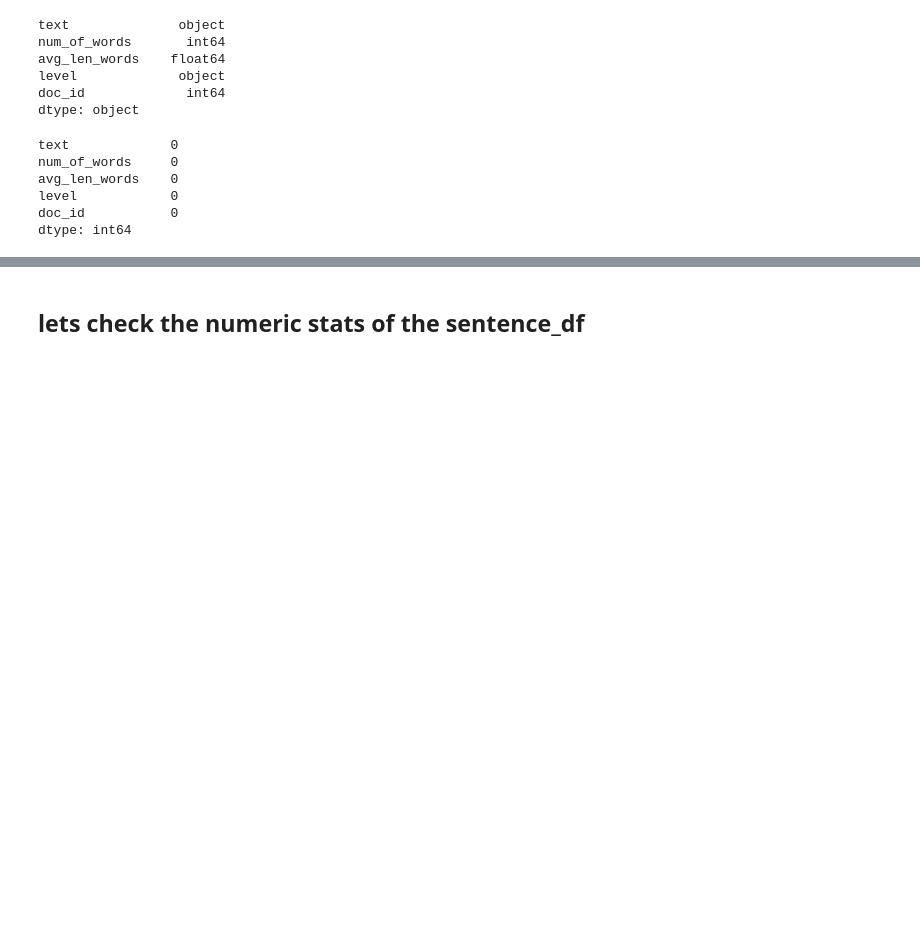
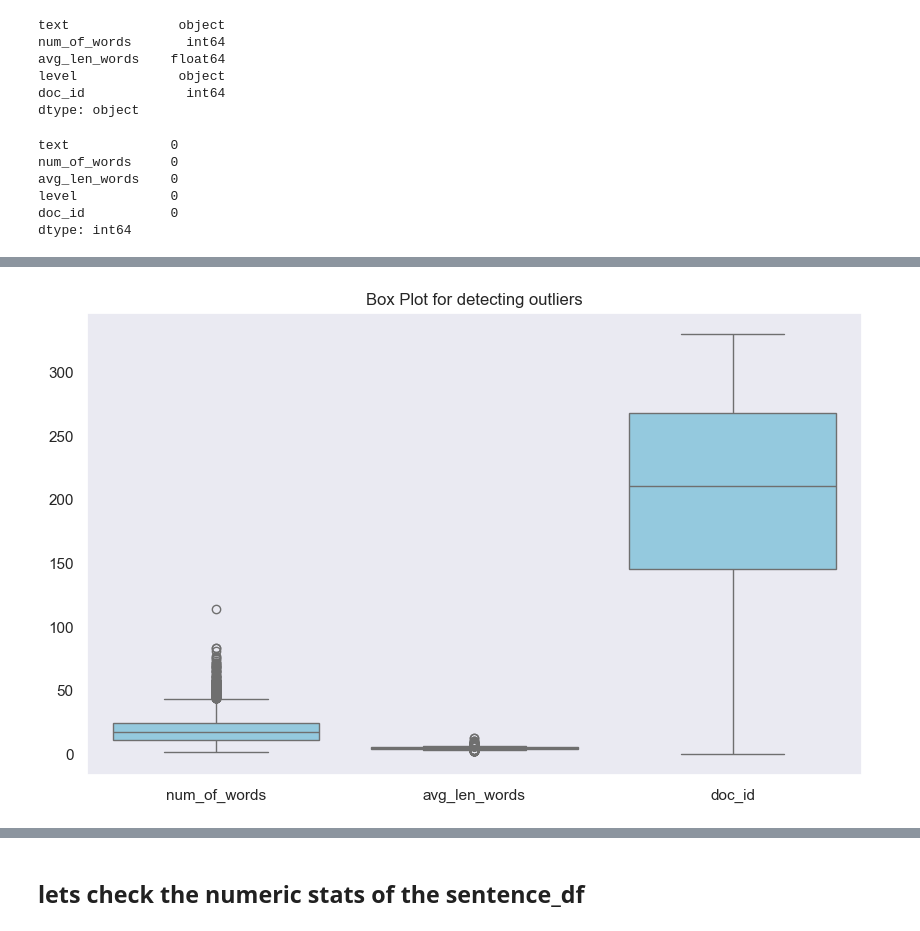
Before and after one commit to AKHILESH200/PersonifiedScriptWriter, a Jupyter notebook: phase-1-cerf/data_eda.ipynb, the cells around one changed output, grey strips where cells are left out. Cells and saved outputs as stored; diff of their text form; code cells hidden in the pictures; blank space fills up the shorter version.

```diff
--- a/phase-1-cerf/data_eda.ipynb
+++ b/phase-1-cerf/data_eda.ipynb
@@ -67,0 +98,6 @@ dtype: int64
+# %%
+sns.boxplot(data=sentence_df, color='skyblue')
+plt.title('Box Plot for detecting outliers')
+plt.show()
+# %% [output]
+[figure, added]
```
Also changed, not shown: parts of 4 cells of this notebook.
